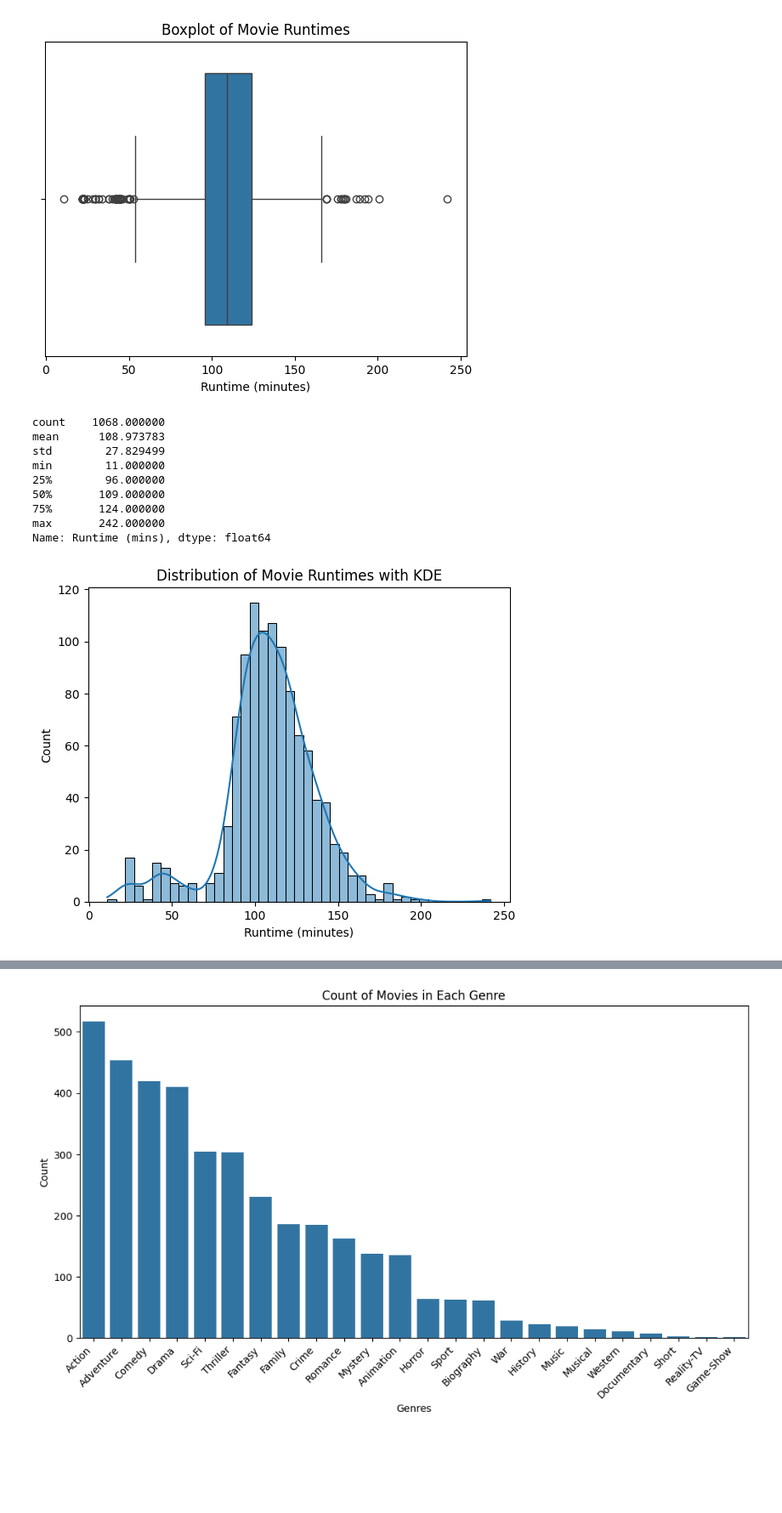
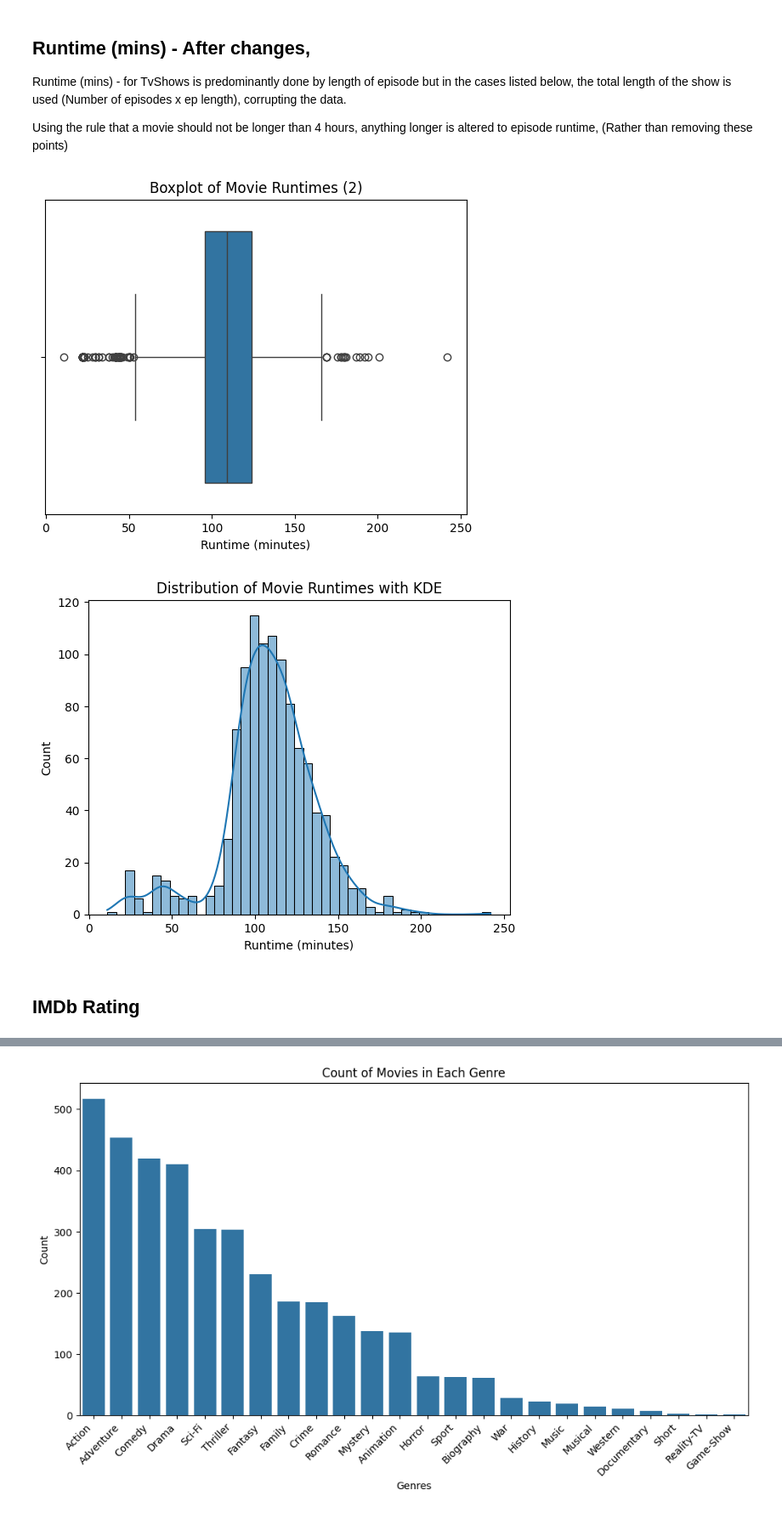
Before and after one commit to Bmcunningham4/imdb_predictions, a Jupyter notebook: exploratory_analysis.ipynb, the cells around one changed output, grey strips where cells are left out. Shown: that part at 85% size. Drawn from its saved outputs; the diff is of its cells as text; code cells hidden in the pictures; blank space fills up the shorter version.

Commit message:
Finalised EA, and updated ratings_df

```diff
--- a/exploratory_analysis.ipynb
+++ b/exploratory_analysis.ipynb
@@ -52,0 +14,9 @@ Name: Runtime (mins), dtype: float64
+# %%
+ratings_old = pd.read_csv("imdb_ratings.csv") #* Have to create a different df so chained assignment doesn't occur and can therefor visualise the difference
+# print(ratings_old["Runtime (mins)"].describe())
+
+#? This boxplot shows Signifcant outliers, majorly affecting the data and needs to be fixed!
+sns.boxplot(x=ratings_old['Runtime (mins)'])
+plt.title('Boxplot of Movie Runtimes (1)')
+plt.xlabel('Runtime (minutes)')
+plt.show()
@@ -53,54 +25,33 @@ Name: Runtime (mins), dtype: float64
+# %% [markdown]
+## Runtime (mins) - After changes,
+Runtime (mins) - for TvShows is predominantly done by length of episode but in the cases listed below, the total length of the show is used (Number of episodes x ep length), corrupting the data.
+
+Using the rule that a movie should not be longer than 4 hours, anything longer is altered to episode runtime, (Rather than removing these points)
 # %%
-# Runtime (mins) - for TvShows is done by episode but some have been classified wrong so to keep it fair will change -------- REword this..
-#? Using the rule that a movie should not be more than 4 hours anything that is longer needs to be altered to episode runtime (mins) to ensure its fair
-#? Rather than removing these points!
-filtered_df = ratings_df[ratings_df["Runtime (mins)"] > 240]
-# print(filtered_df.Title)
-"""
-4                      The Queen's Gambit
-10                                Hawkeye
-58                                Friends
-161          Zack Snyder's Justice League
-247                               Beckham
-828                 How I Met Your Mother
-883     Gilmore Girls: A Year in the Life
-932                         Sex Education
-980                        The Last Dance
-983                        Obi-Wan Kenobi
-1013                         Breaking Bad
-1019                                 Loki
-1020                          WandaVision
-1022    The Falcon and the Winter Soldier
-1039                      Game of Thrones
-1052                         The Stranger"""
+filtered_df = ratings_old[ratings_old["Runtime (mins)"] > 240]
+# print(filtered_df.Title) # --- This print statement shows the list of shows with incorrect runtimes.
+
 sample_numbers = [4, 10, 58, 247, 828, 883, 932, 980, 983, 1013, 1019, 1020, 1022, 1039, 1052]
 correct_runtimes = [54, 42, 23, 49, 23, 44, 46, 42, 38, 44, 34, 28, 32, 56, 41] # Googled These
 
-modified_df = copy.deepcopy(ratings_df) #todo This still hasn't work quick check Why and then don't bother...
-modified_df.loc[sample_numbers, "Runtime (mins)"] = correct_runtimes
+ratings_df.loc[sample_numbers, "Runtime (mins)"] = correct_runtimes
 
-sns.boxplot(x=modified_df['Runtime (mins)'])
-plt.title('Boxplot of Movie Runtimes')
+#? Comparison between box plots
+sns.boxplot(x=ratings_df['Runtime (mins)'])
+plt.title('Boxplot of Movie Runtimes (2)')
 plt.xlabel('Runtime (minutes)')
 plt.show()
 
-print(modified_df["Runtime (mins)"].describe()) #! I didn't realise this was static coding and would affect data above?
+# print(ratings_df["Runtime (mins)"].describe()) # --- Data significantly improved in particular std 266 -> 26
 
-#! This graph do be pretty lit..
+#? New Distribution shown
 sns.histplot(ratings_df['Runtime (mins)'], kde=True)
 plt.title('Distribution of Movie Runtimes with KDE')
 plt.xlabel('Runtime (minutes)')
 plt.show()
 # %% [output]
-[figure, old version]
+[figure, new version]
-count    1068.000000
-mean      108.973783
-std        27.829499
-min        11.000000
-25%        96.000000
-50%       109.000000
-75%       124.000000
-max       242.000000
-Name: Runtime (mins), dtype: float64
 [figure]
+# %% [markdown]
+## IMDb Rating
 # %%
```
Also changed, not shown: parts of 20 cells of this notebook, 2 other files.
